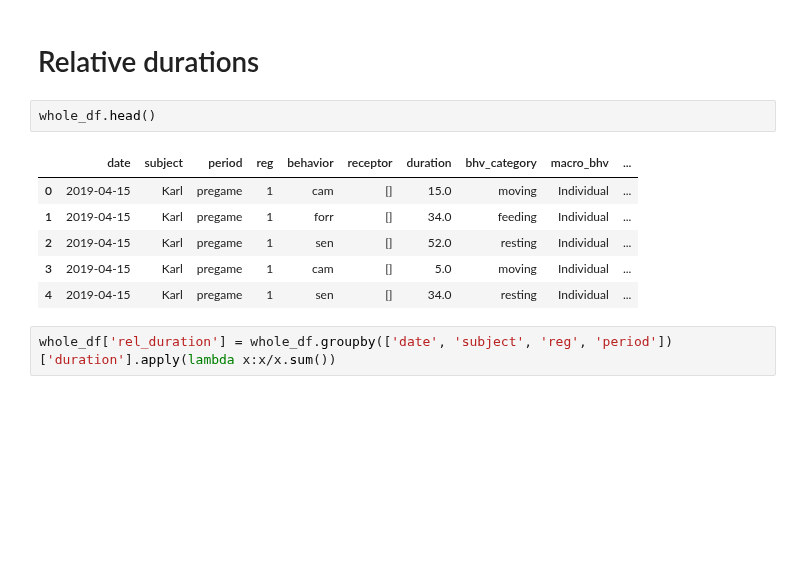
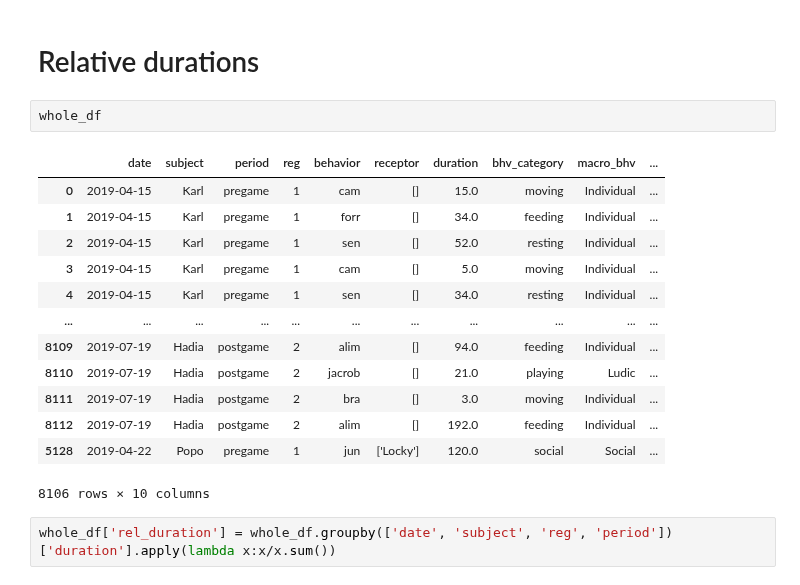
Before and after one commit to Bass2015/Orangutanes, a Jupyter notebook: src/ZZ_tests.ipynb, the cells around one changed output. Cells and saved outputs as stored; diff of their text form; blank space fills up the shorter version.

```diff
--- a/src/ZZ_tests.ipynb
+++ b/src/ZZ_tests.ipynb
@@ -138,14 +138,21 @@ whole_df.to_csv('../data/clean_df.csv')
 # %% [markdown]
 # Relative durations
 # %%
-whole_df.head()
+whole_df
 # %% [output]
 |  | date | subject | period | reg | behavior | receptor | duration | bhv_category | macro_bhv | ... |
 | 0 | 2019-04-15 | Karl | pregame | 1 | cam | [] | 15.0 | moving | Individual | ... |
 | 1 | 2019-04-15 | Karl | pregame | 1 | forr | [] | 34.0 | feeding | Individual | ... |
 | 2 | 2019-04-15 | Karl | pregame | 1 | sen | [] | 52.0 | resting | Individual | ... |
 | 3 | 2019-04-15 | Karl | pregame | 1 | cam | [] | 5.0 | moving | Individual | ... |
 | 4 | 2019-04-15 | Karl | pregame | 1 | sen | [] | 34.0 | resting | Individual | ... |
+| ... | ... | ... | ... | ... | ... | ... | ... | ... | ... | ... |
+| 8109 | 2019-07-19 | Hadia | postgame | 2 | alim | [] | 94.0 | feeding | Individual | ... |
+| 8110 | 2019-07-19 | Hadia | postgame | 2 | jacrob | [] | 21.0 | playing | Ludic | ... |
+| 8111 | 2019-07-19 | Hadia | postgame | 2 | bra | [] | 3.0 | moving | Individual | ... |
+| 8112 | 2019-07-19 | Hadia | postgame | 2 | alim | [] | 192.0 | feeding | Individual | ... |
+| 5128 | 2019-04-22 | Popo | pregame | 1 | jun | ['Locky'] | 120.0 | social | Social | ... |
+8106 rows × 10 columns
 # %%
 whole_df['rel_duration'] = whole_df.groupby(['date', 'subject', 'reg', 'period'])['duration'].apply(lambda x:x/x.sum())
 # %%
```
Also changed, not shown: parts of 1 cell of this notebook, 3 other files.
